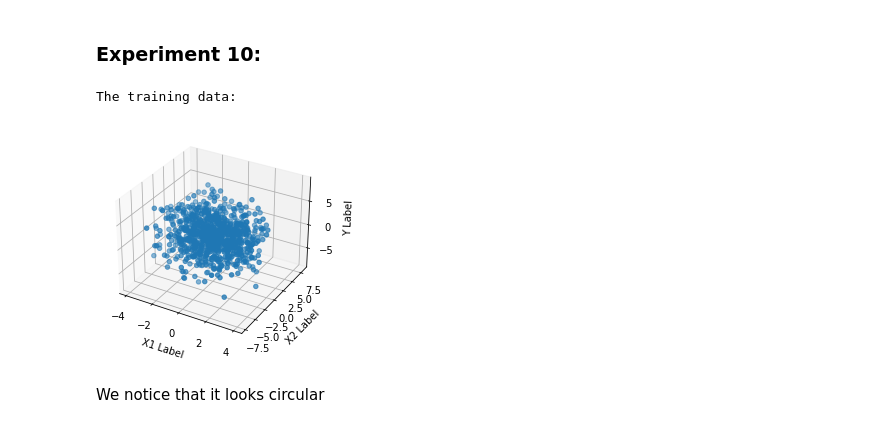
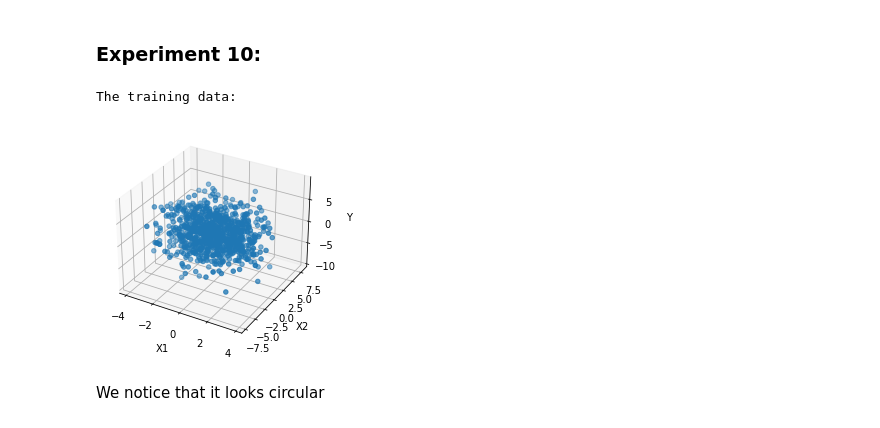
Before and after one commit to sudo-update/proj2-cpsc483, a Jupyter notebook: project2.ipynb, the cells around one changed output. Saved outputs shown, nothing was run; the diff lists cells and outputs as text; code cells hidden in the pictures.

```diff
--- a/project2.ipynb
+++ b/project2.ipynb
@@ -345,16 +365,16 @@ The actual Equation:<br>$y = $ 0.6232116575825343 $ + $0.03544847008918881$ * x_
 # %%
 fig = plt.figure()
 ax = fig.add_subplot(projection='3d')
 ax.scatter(xtrain[:,0], xtrain[:,1], ytrain)
-ax.set_xlabel('X1 Label')
-ax.set_ylabel('X2 Label')
-ax.set_zlabel('Y Label')
+ax.set_xlabel('X1')
+ax.set_ylabel('X2')
+ax.set_zlabel('Y')
 
 print ("The training data:")
 plt.show()
 # %% [output]
 The training data:
-[figure, old version]
+[figure, new version]
 # %% [markdown]
 We notice that it looks circular
 # %% [markdown]
```
Also changed, not shown: parts of 27 cells of this notebook.
